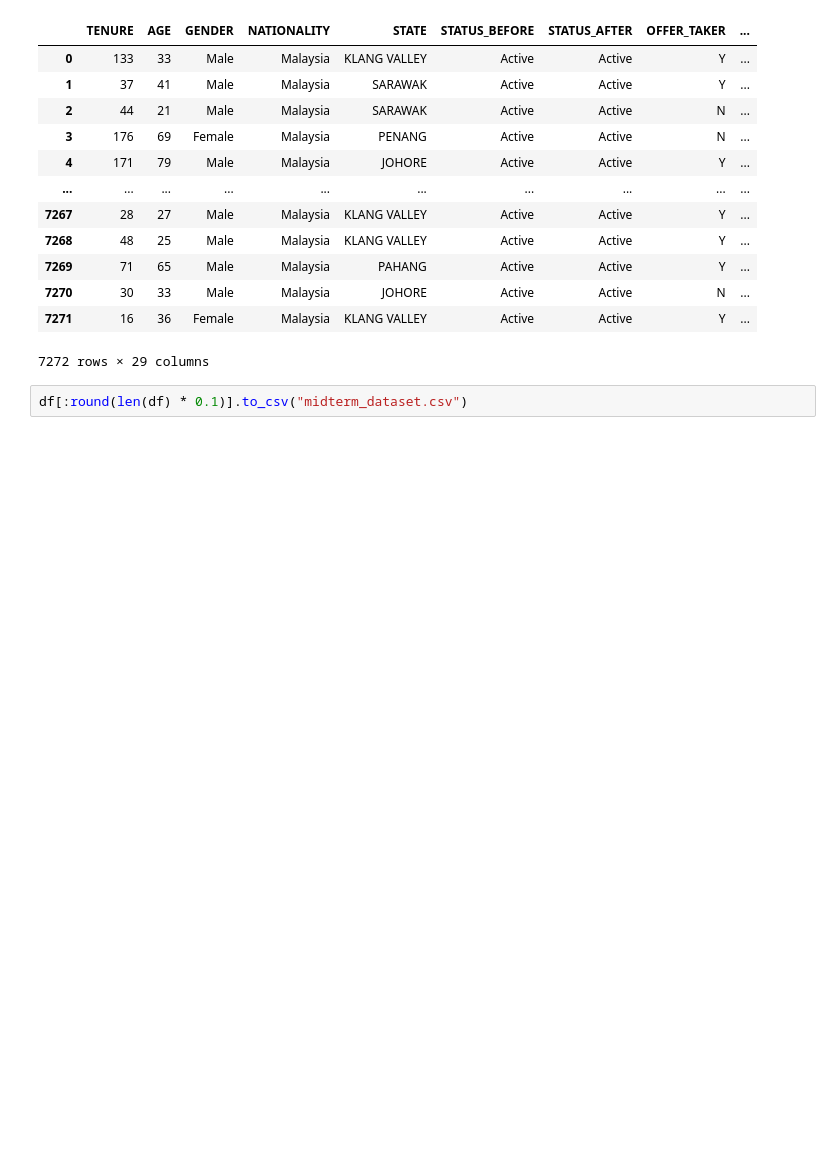
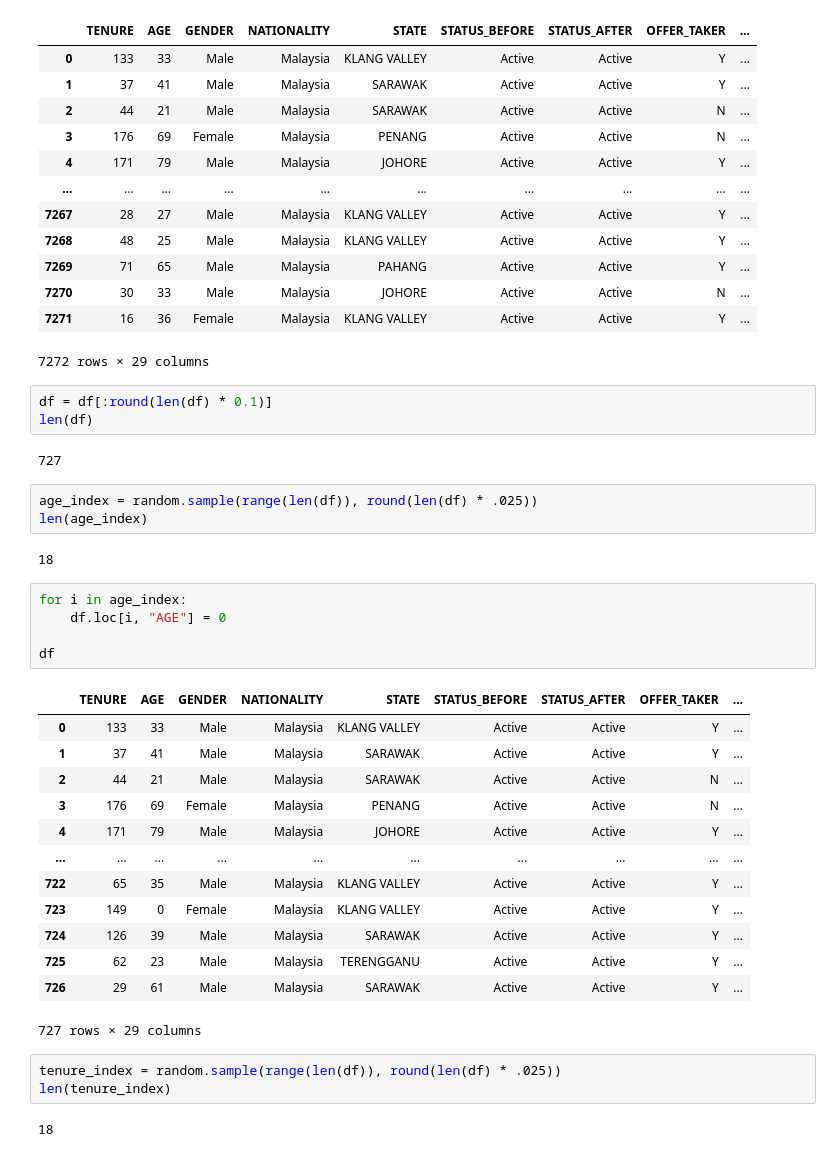
Before and after one commit to yuenherny/um-wqd7005-telco-campaign-analysis, a Jupyter notebook: Midterm.ipynb, the cells around one changed output. Saved outputs shown, nothing was run; the diff lists cells and outputs as text; blank space fills up the shorter version.

Commit message:
add incorrect values in midterm dataset

```diff
--- a/Midterm.ipynb
+++ b/Midterm.ipynb
@@ -120,4 +120,36 @@ df
 | 7271 | 16 | 36 | Female | Malaysia | KLANG VALLEY | Active | Active | Y | ... |
 7272 rows × 29 columns
 # %%
-df[:round(len(df) * 0.1)].to_csv("midterm_dataset.csv")
+df = df[:round(len(df) * 0.1)]
+len(df)
+# %% [output]
+727
+# %%
+age_index = random.sample(range(len(df)), round(len(df) * .025))
+len(age_index)
+# %% [output]
+18
+# %%
+for i in age_index:
+    df.loc[i, "AGE"] = 0
+
+df
+# %% [output]
+|  | TENURE | AGE | GENDER | NATIONALITY | STATE | STATUS_BEFORE | STATUS_AFTER | OFFER_TAKER | ... |
+| 0 | 133 | 33 | Male | Malaysia | KLANG VALLEY | Active | Active | Y | ... |
+| 1 | 37 | 41 | Male | Malaysia | SARAWAK | Active | Active | Y | ... |
+| 2 | 44 | 21 | Male | Malaysia | SARAWAK | Active | Active | N | ... |
+| 3 | 176 | 69 | Female | Malaysia | PENANG | Active | Active | N | ... |
+| 4 | 171 | 79 | Male | Malaysia | JOHORE | Active | Active | Y | ... |
+| ... | ... | ... | ... | ... | ... | ... | ... | ... | ... |
+| 722 | 65 | 35 | Male | Malaysia | KLANG VALLEY | Active | Active | Y | ... |
+| 723 | 149 | 0 | Female | Malaysia | KLANG VALLEY | Active | Active | Y | ... |
+| 724 | 126 | 39 | Male | Malaysia | SARAWAK | Active | Active | Y | ... |
+| 725 | 62 | 23 | Male | Malaysia | TERENGGANU | Active | Active | Y | ... |
+| 726 | 29 | 61 | Male | Malaysia | SARAWAK | Active | Active | Y | ... |
+727 rows × 29 columns
+# %%
+tenure_index = random.sample(range(len(df)), round(len(df) * .025))
+len(tenure_index)
+# %% [output]
+18
```
Also changed, not shown: parts of 2 cells of this notebook, 1 other file.
